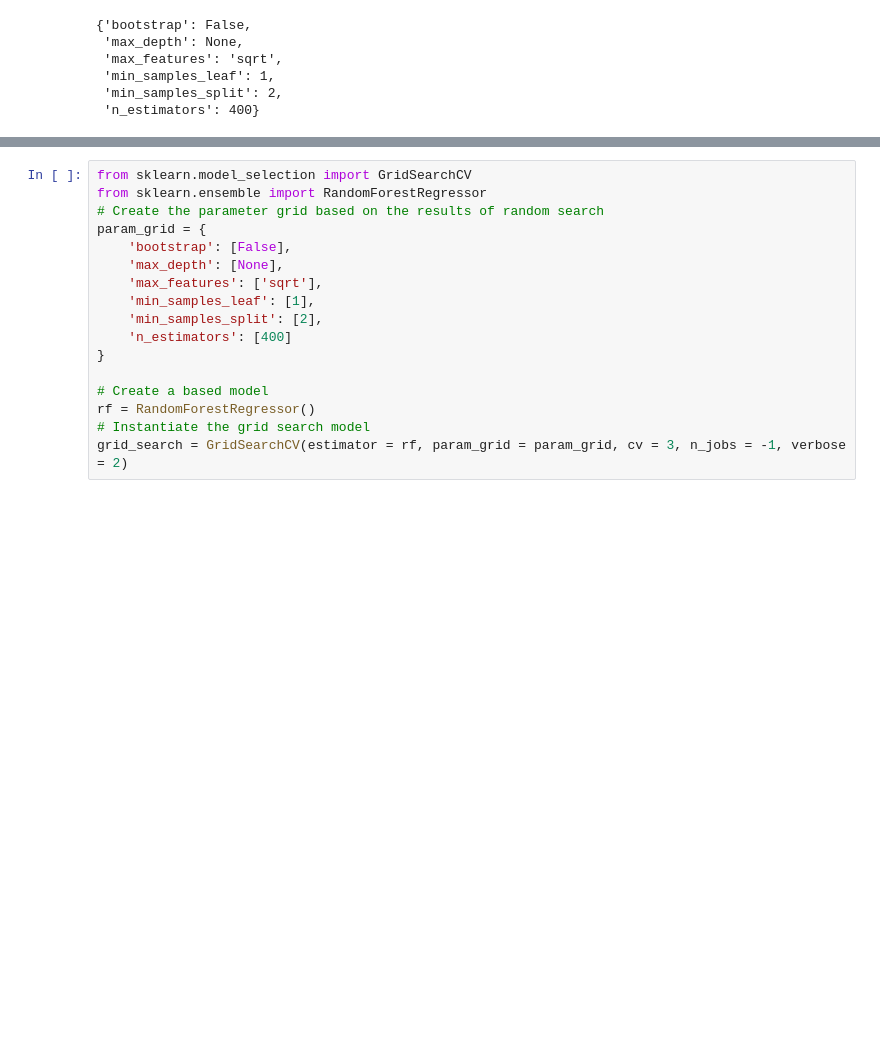
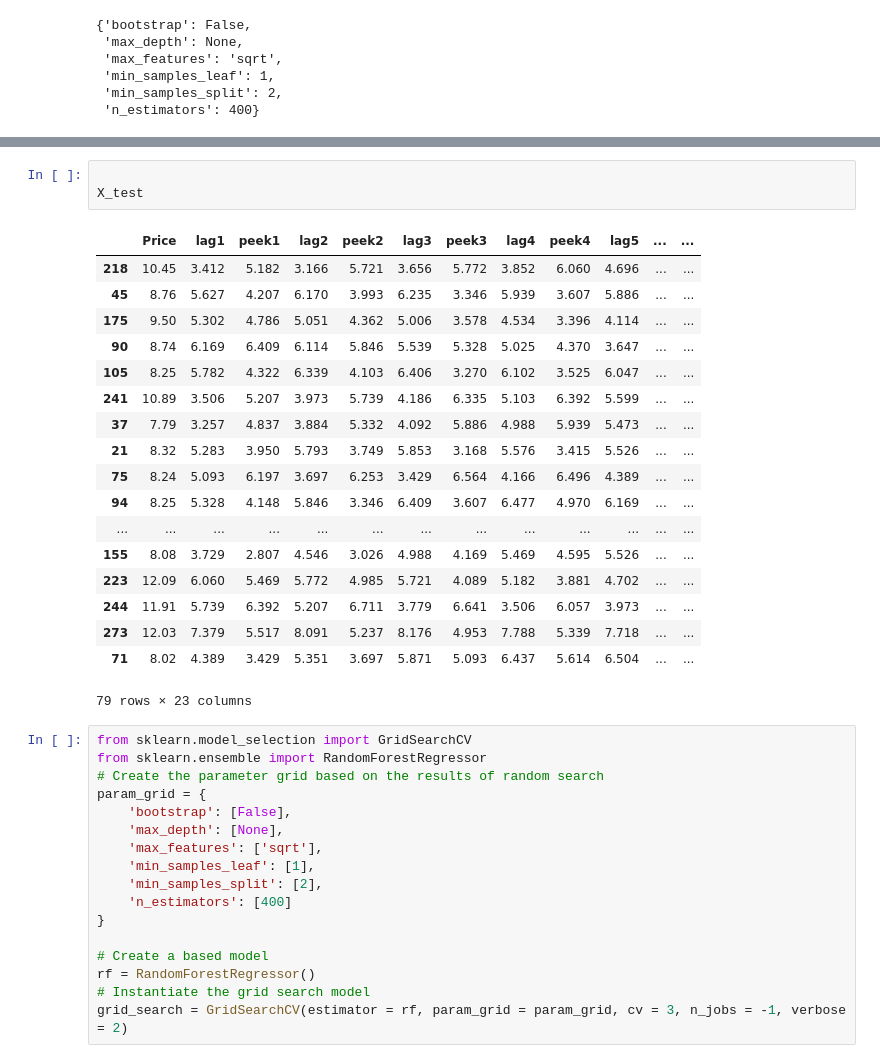
Before and after one commit to gvo34/energy-solar, a Jupyter notebook: static/notebooks/model/RANDOMForrest_model_2.ipynb, the cells around one changed output, grey strips where cells are left out. Cells and saved outputs as stored; diff of their text form; blank space fills up the shorter version.

```diff
--- a/static/notebooks/model/RANDOMForrest_model_2.ipynb
+++ b/static/notebooks/model/RANDOMForrest_model_2.ipynb
@@ -278,3 +327,25 @@ NameError: name 'RandomForestRegressor' is not defined
+# %%
+
+X_test
+# %% [output]
+|  | Price | lag1 | peek1 | lag2 | peek2 | lag3 | peek3 | lag4 | peek4 | lag5 | ... | ... |
+| 218 | 10.45 | 3.412 | 5.182 | 3.166 | 5.721 | 3.656 | 5.772 | 3.852 | 6.060 | 4.696 | ... | ... |
+| 45 | 8.76 | 5.627 | 4.207 | 6.170 | 3.993 | 6.235 | 3.346 | 5.939 | 3.607 | 5.886 | ... | ... |
+| 175 | 9.50 | 5.302 | 4.786 | 5.051 | 4.362 | 5.006 | 3.578 | 4.534 | 3.396 | 4.114 | ... | ... |
+| 90 | 8.74 | 6.169 | 6.409 | 6.114 | 5.846 | 5.539 | 5.328 | 5.025 | 4.370 | 3.647 | ... | ... |
+| 105 | 8.25 | 5.782 | 4.322 | 6.339 | 4.103 | 6.406 | 3.270 | 6.102 | 3.525 | 6.047 | ... | ... |
+| 241 | 10.89 | 3.506 | 5.207 | 3.973 | 5.739 | 4.186 | 6.335 | 5.103 | 6.392 | 5.599 | ... | ... |
+| 37 | 7.79 | 3.257 | 4.837 | 3.884 | 5.332 | 4.092 | 5.886 | 4.988 | 5.939 | 5.473 | ... | ... |
+| 21 | 8.32 | 5.283 | 3.950 | 5.793 | 3.749 | 5.853 | 3.168 | 5.576 | 3.415 | 5.526 | ... | ... |
+| 75 | 8.24 | 5.093 | 6.197 | 3.697 | 6.253 | 3.429 | 6.564 | 4.166 | 6.496 | 4.389 | ... | ... |
+| 94 | 8.25 | 5.328 | 4.148 | 5.846 | 3.346 | 6.409 | 3.607 | 6.477 | 4.970 | 6.169 | ... | ... |
+| ... | ... | ... | ... | ... | ... | ... | ... | ... | ... | ... | ... | ... |
+| 155 | 8.08 | 3.729 | 2.807 | 4.546 | 3.026 | 4.988 | 4.169 | 5.469 | 4.595 | 5.526 | ... | ... |
+| 223 | 12.09 | 6.060 | 5.469 | 5.772 | 4.985 | 5.721 | 4.089 | 5.182 | 3.881 | 4.702 | ... | ... |
+| 244 | 11.91 | 5.739 | 6.392 | 5.207 | 6.711 | 3.779 | 6.641 | 3.506 | 6.057 | 3.973 | ... | ... |
+| 273 | 12.03 | 7.379 | 5.517 | 8.091 | 5.237 | 8.176 | 4.953 | 7.788 | 5.339 | 7.718 | ... | ... |
+| 71 | 8.02 | 4.389 | 3.429 | 5.351 | 3.697 | 5.871 | 5.093 | 6.437 | 5.614 | 6.504 | ... | ... |
+79 rows × 23 columns
 # %%
 from sklearn.model_selection import GridSearchCV
 from sklearn.ensemble import RandomForestRegressor
```
Also changed, not shown: parts of 2 cells of this notebook, 7 other files.
